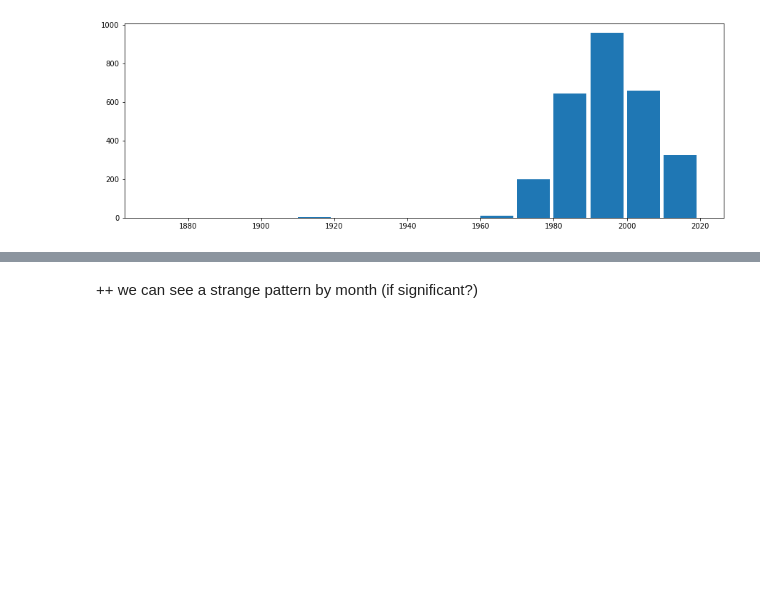
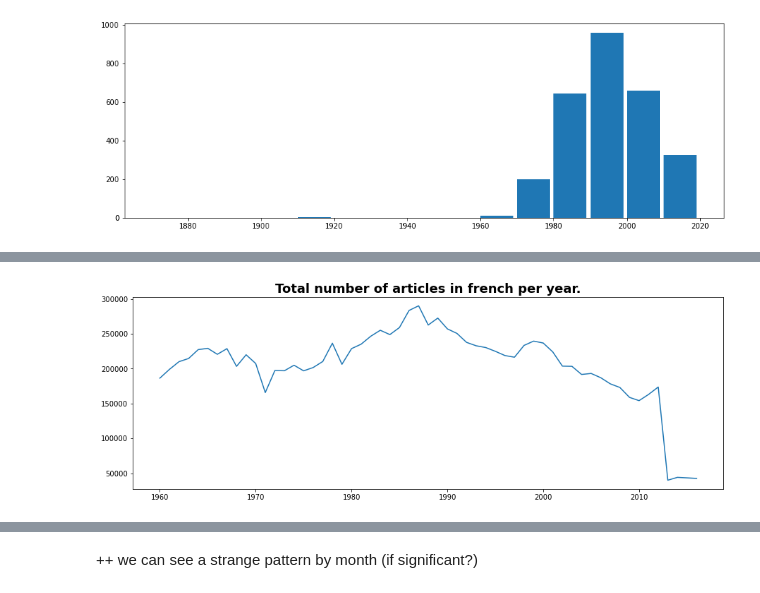
Before and after one commit to arobaselisa/Newspapers_Ecology_Analysis, a Jupyter notebook: Exploration.ipynb, the cells around one changed output, grey strips where cells are left out. Saved outputs shown, nothing was run; the diff lists cells and outputs as text; code cells hidden in the pictures; blank space fills up the shorter version.

```diff
--- a/Exploration.ipynb
+++ b/Exploration.ipynb
@@ -90,0 +127,35 @@ Such a grouping makes the 2010's peak disappear as it was centered around 2010 (
+# %%
+# if file already stored, load it, else scrap data
+try:
+    tot_n_articles = np.load("tot_n_articles.pkl", allow_pickle=True)
+except:
+    # initialization
+    years = range(1960, 2017)
+    tot_n_articles = pd.Series(index=years, dtype=int)
+    # retrieving the total number of articles (in french) per year based on the search of articles containing: ' '
+    for y in years:
+        url_curr = url_year = "https://www.e-newspaperarchives.ch/?a=q&hs=1&r=1&results=1&txq=%27+%27&dafdq=&dafmq=&dafyq="+str(y)+"&datdq=&datmq=&datyq="+str(y)+"&laq=fr&puq=&txf=txIN&ssnip=img&ccq=&e=-------fr-20--1--img-txIN-%27+%27-ARTICLE------0--fr---"
+
+        req = requests.get(url_curr, headers)
+        soup = BeautifulSoup(req.content, 'html.parser')
+        header = soup.find_all("title")[0].text.replace("— e-newspaperarchives.ch", "") # eg. Résultats 1 - 20 de  186,326 pour ' '
+
+        tot_n_articles[y] = np.int(header[21:28].replace(",","")) # convert the number of found articles from str to int
+
+    # save it to a pickle file
+    tot_n_articles.to_pickle("tot_n_articles.pkl")
+# %%
+# plot the number of articles per year on the database:
+fig, ax = plt.subplots(figsize=(15,5))
+
+ax.plot(tot_n_articles)
+
+plt.title(
+    "Total number of articles in french per year."
+    , weight='semibold'
+    , fontsize = 18
+)
+
+plt.show()
+# %% [output]
+[figure, added]
```
Also changed, not shown: parts of 7 cells of this notebook.
